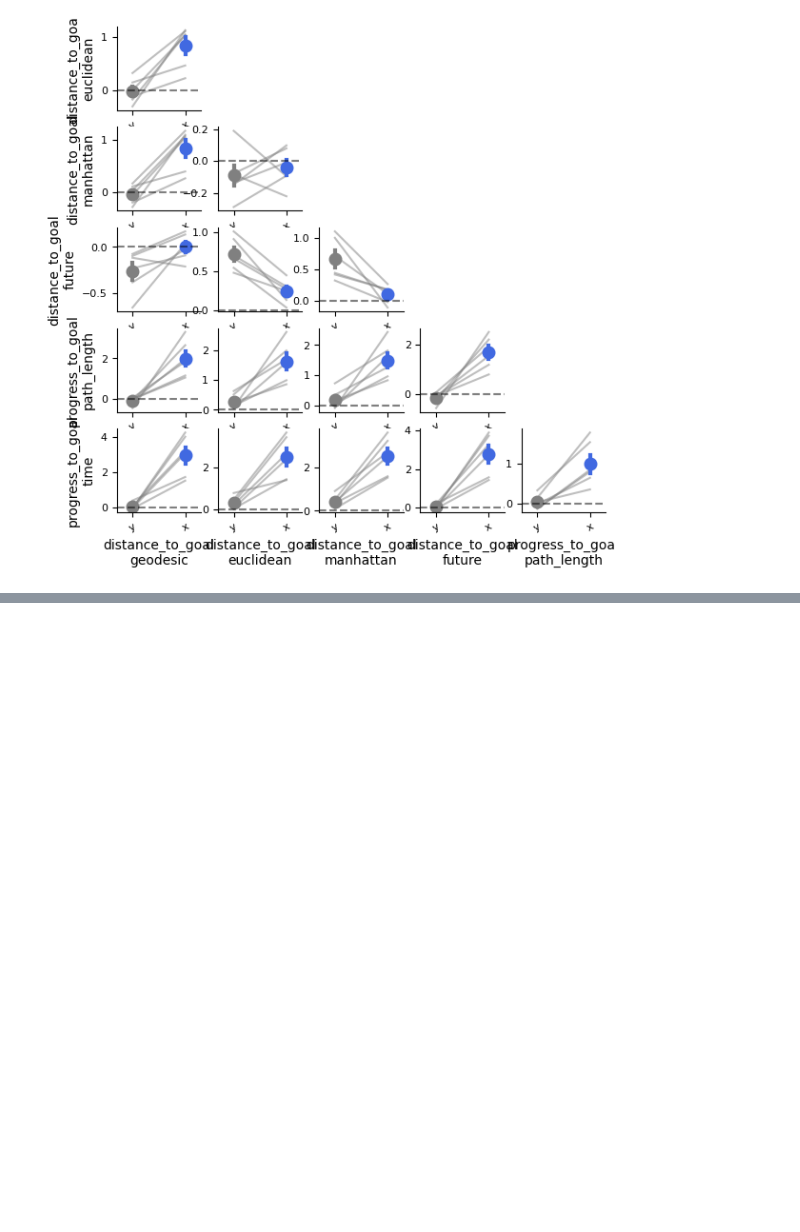
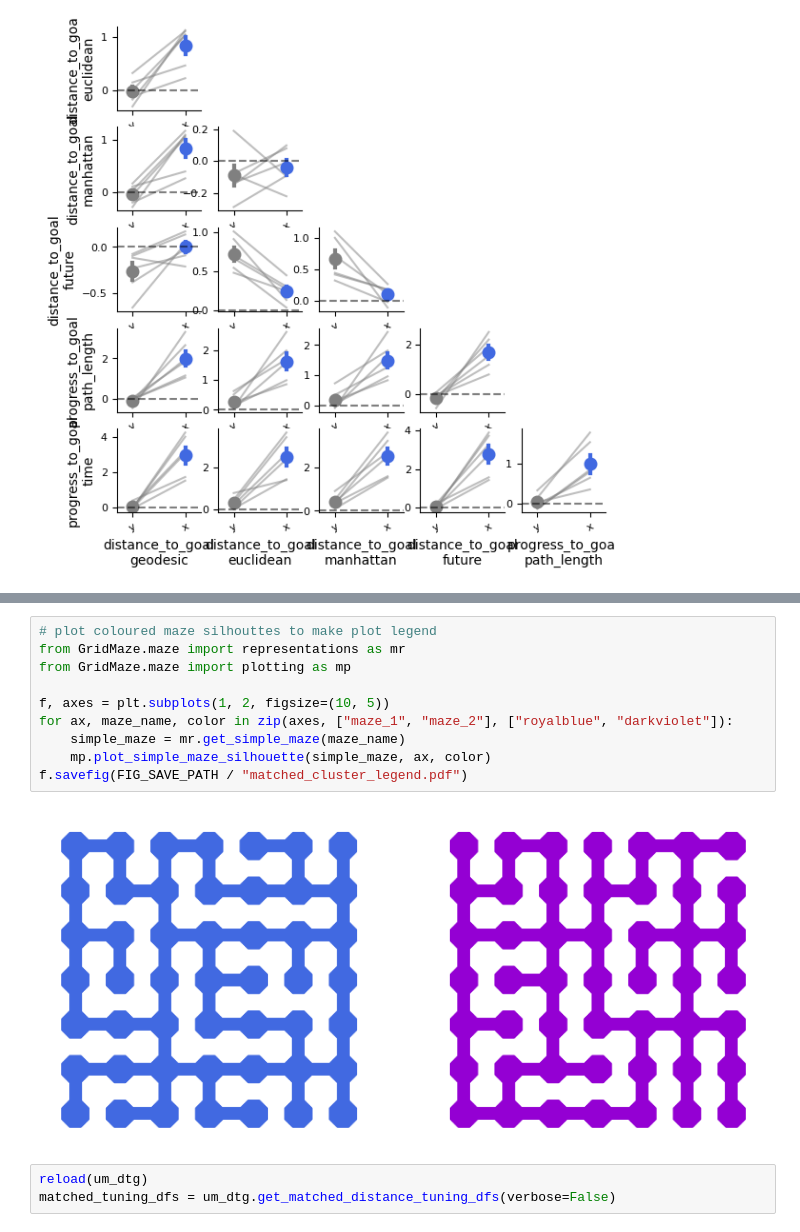
Before and after one commit to peterdoohan/GridMaze-mFC, a Jupyter notebook: Notebooks/5.flexible_reps.ipynb, the cells around one changed output, grey strips where cells are left out. Cells and saved outputs as stored; diff of their text form; blank space fills up the shorter version.

```diff
--- a/Notebooks/5.flexible_reps.ipynb
+++ b/Notebooks/5.flexible_reps.ipynb
@@ -459,0 +513,15 @@ progress_to_goal.path_length_vs_progress_to_goal.time:
+# %%
+# plot coloured maze silhouttes to make plot legend
+from GridMaze.maze import representations as mr
+from GridMaze.maze import plotting as mp
+
+f, axes = plt.subplots(1, 2, figsize=(10, 5))
+for ax, maze_name, color in zip(axes, ["maze_1", "maze_2"], ["royalblue", "darkviolet"]):
+    simple_maze = mr.get_simple_maze(maze_name)
+    mp.plot_simple_maze_silhouette(simple_maze, ax, color)
+f.savefig(FIG_SAVE_PATH / "matched_cluster_legend.pdf")
+# %% [output]
+[figure, added]
+# %%
+reload(um_dtg)
+matched_tuning_dfs = um_dtg.get_matched_distance_tuning_dfs(verbose=False)
```
Also changed, not shown: parts of 9 cells of this notebook.
